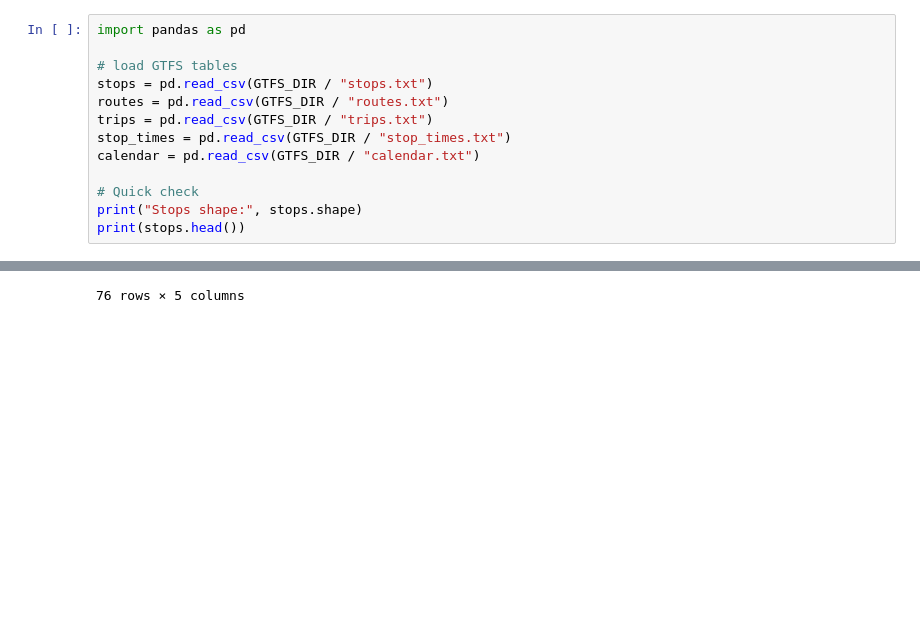
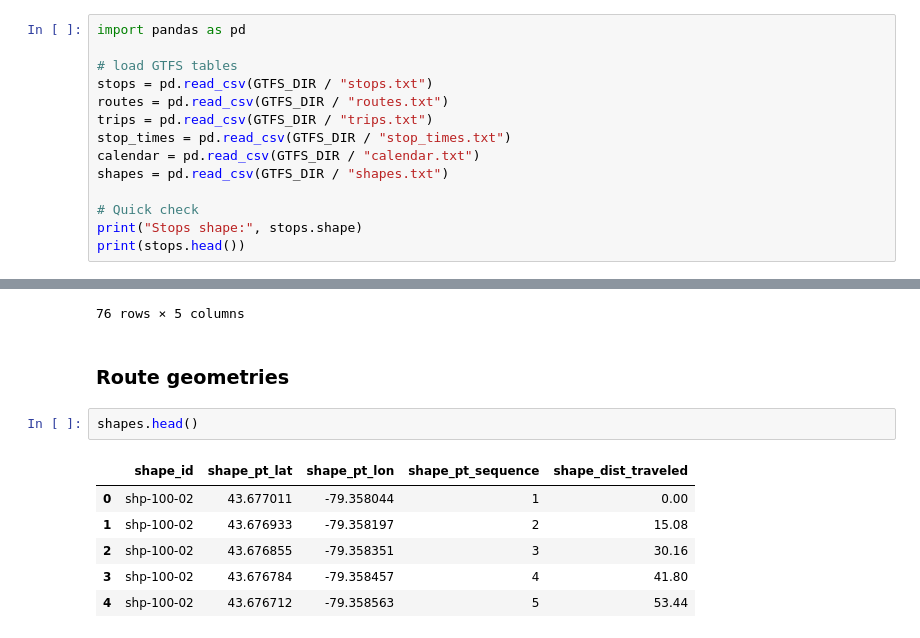
Before and after one commit to MBTron/TTC-world-cup-analysis, a Jupyter notebook: notebooks/exploring_ttc.ipynb, the cells around one changed output, grey strips where cells are left out. Cells and saved outputs as stored; diff of their text form; blank space fills up the shorter version.

```diff
--- a/notebooks/exploring_ttc.ipynb
+++ b/notebooks/exploring_ttc.ipynb
@@ -105,6 +105,7 @@ routes = pd.read_csv(GTFS_DIR / "routes.txt")
 trips = pd.read_csv(GTFS_DIR / "trips.txt")
 stop_times = pd.read_csv(GTFS_DIR / "stop_times.txt")
 calendar = pd.read_csv(GTFS_DIR / "calendar.txt")
+shapes = pd.read_csv(GTFS_DIR / "shapes.txt")
 
 # Quick check
 print("Stops shape:", stops.shape)
@@ -330,3 +331,14 @@ stop_stats
 | 74 | 15667 | 5.214593 | 5.000000 | 876 | York University - Southbound Plat... |
 | 75 | 18373 | 4.911757 | 4.566667 | 937 | ST ANDREW STATION - SOUTHBOUND PL... |
 76 rows × 5 columns
+# %% [markdown]
+### Route geometries
+# %%
+shapes.head()
+# %% [output]
+|  | shape_id | shape_pt_lat | shape_pt_lon | shape_pt_sequence | shape_dist_traveled |
+| 0 | shp-100-02 | 43.677011 | -79.358044 | 1 | 0.00 |
+| 1 | shp-100-02 | 43.676933 | -79.358197 | 2 | 15.08 |
+| 2 | shp-100-02 | 43.676855 | -79.358351 | 3 | 30.16 |
+| 3 | shp-100-02 | 43.676784 | -79.358457 | 4 | 41.80 |
+| 4 | shp-100-02 | 43.676712 | -79.358563 | 5 | 53.44 |
```
Also changed, not shown: parts of 1 cell of this notebook, 1 other file.
